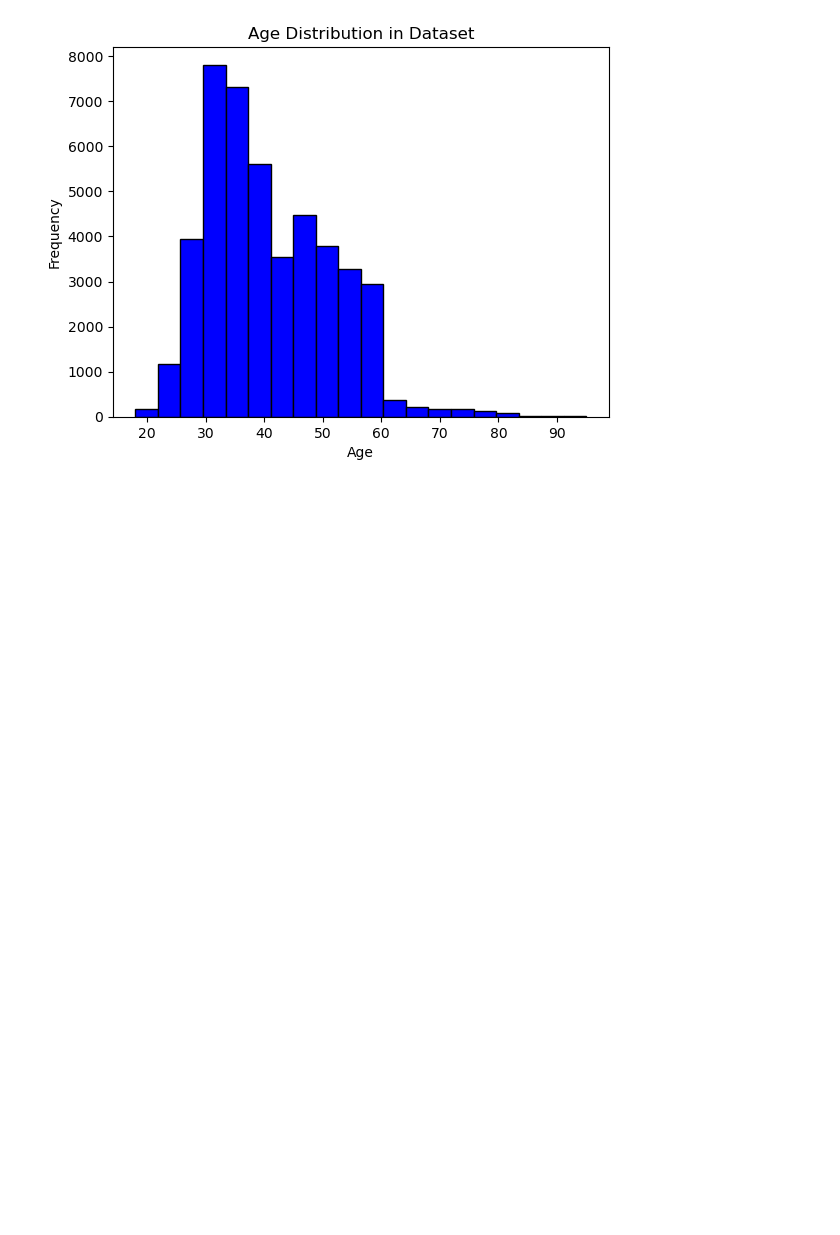
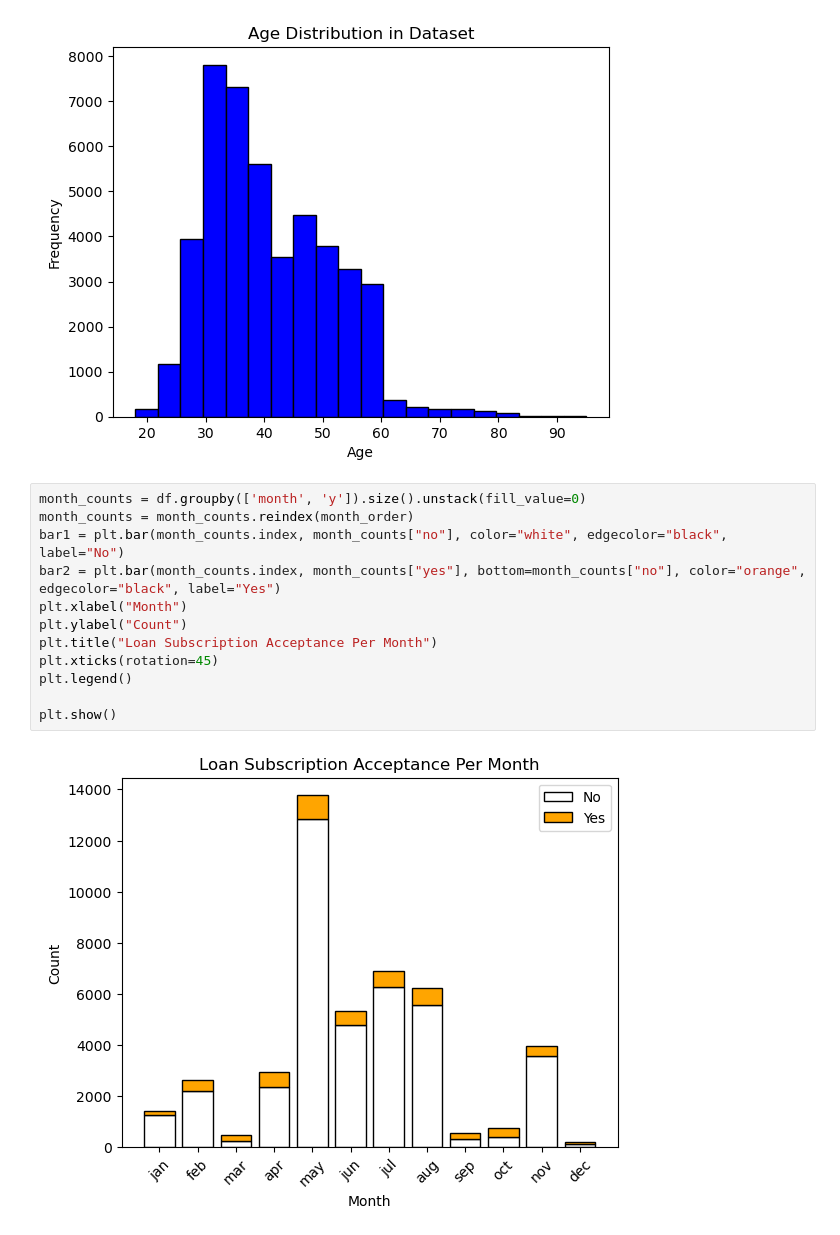
Before and after one commit to colew658/bank_marketing_eda, a Jupyter notebook: eda_lab.ipynb, the cells around one changed output. Saved outputs shown, nothing was run; the diff lists cells and outputs as text; blank space fills up the shorter version.

```diff
--- a/eda_lab.ipynb
+++ b/eda_lab.ipynb
@@ -247,3 +249,17 @@ plt.title("Age Distribution in Dataset")
 plt.show()
 # %% [output]
 [figure]
+# %%
+month_counts = df.groupby(['month', 'y']).size().unstack(fill_value=0)
+month_counts = month_counts.reindex(month_order)
+bar1 = plt.bar(month_counts.index, month_counts["no"], color="white", edgecolor="black", label="No")
+bar2 = plt.bar(month_counts.index, month_counts["yes"], bottom=month_counts["no"], color="orange", edgecolor="black", label="Yes")
+plt.xlabel("Month")
+plt.ylabel("Count")
+plt.title("Loan Subscription Acceptance Per Month")
+plt.xticks(rotation=45)
+plt.legend()
+
+plt.show()
+# %% [output]
+[figure, added]
```
Also changed, not shown: parts of 1 cell of this notebook.
